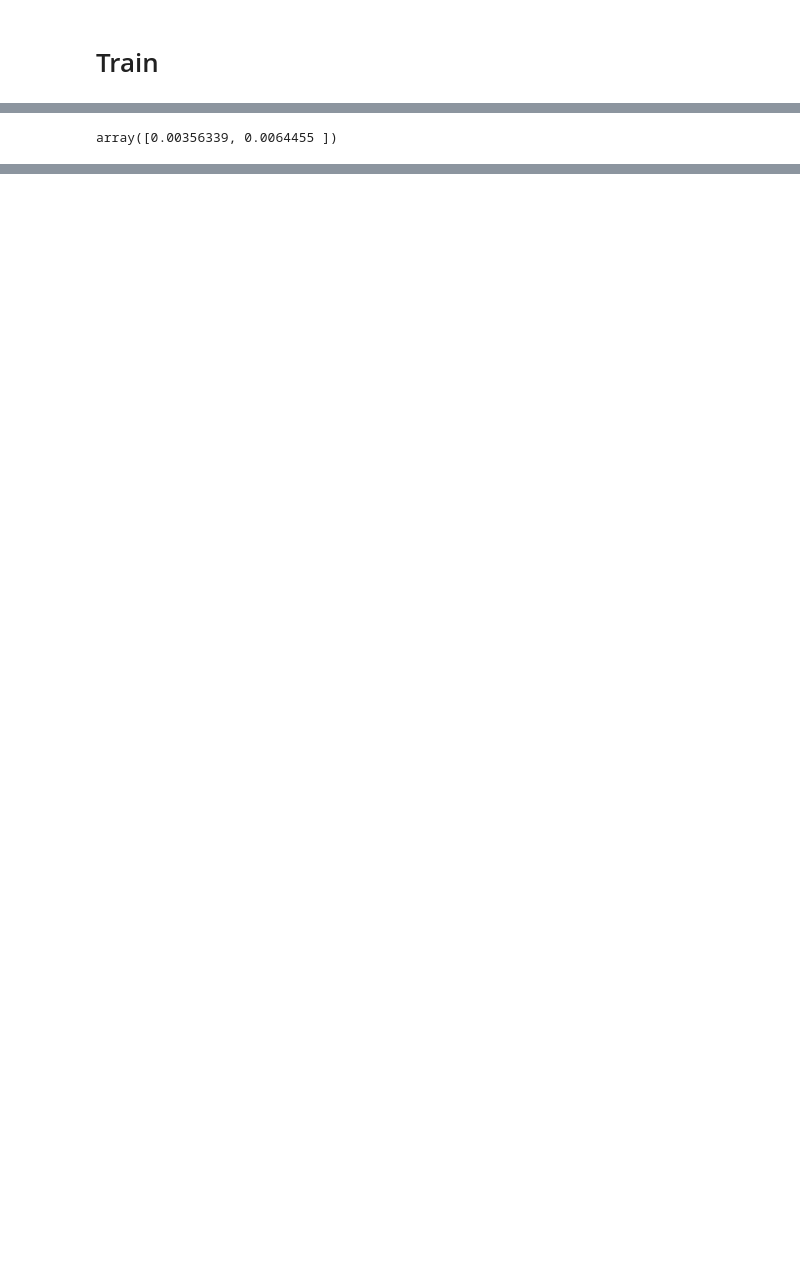
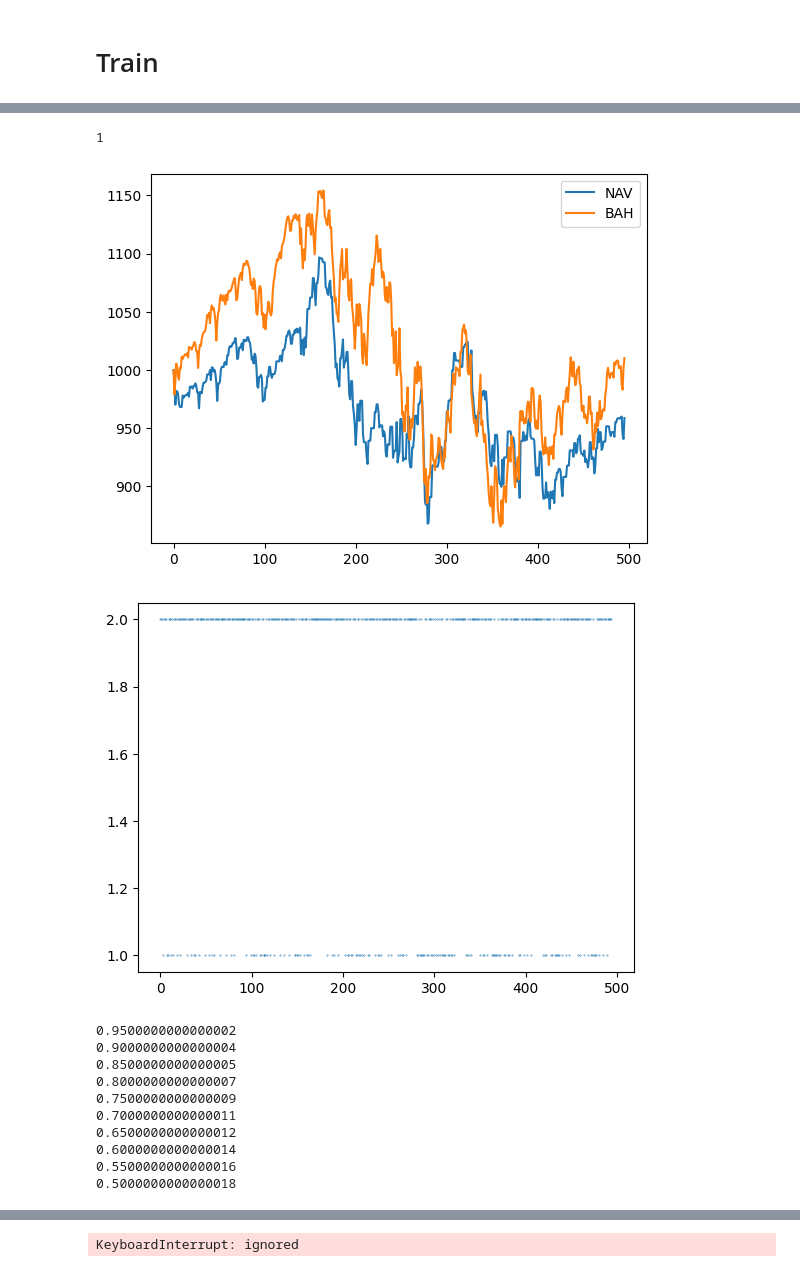
Before and after one commit to cl6530/Risk-Averse-Trading-Agent-Using-Dueling-DDQN-with-Penalized-Reward, a Jupyter notebook: training_test.ipynb, the cells around one changed output, grey strips where cells are left out. Cells and saved outputs as stored; diff of their text form; code cells hidden in the pictures; blank space fills up the shorter version.

```diff
--- a/training_test.ipynb
+++ b/training_test.ipynb
@@ -122,12 +239,8 @@ env.step(action)
-# %%
-env.current_state
-# %% [output]
-array([0.00356339, 0.0064455 ])
 # %%
 memory = ReplayMemory(100000)
 
 if torch.cuda.is_available():
-    num_episodes = 500
+    num_episodes = 100
 else:
     num_episodes = 50
 
@@ -139,33 +252,52 @@ for i_episode in range(num_episodes):
     stock_returns = data.values[start:start + 257]
 
     #creat an env
-    env = StockTradingEnv(stock_returns)
+    env = StockTradingEnv(stock_returns,TRANSCATION_COST,INIT_PORT)
     done = False
     print(EPS)
     while not done:
       #linear epsilon decay in the first n_exploration episodes, then exploit
       EPS = max(0,EPS-1/(252*N_EXPLORATION))
 
       state = env.current_state
 
       #get action
       action = select_action(state,EPS,env.action_space,policy_net,device)
 
       #step
       state, action,reward,next_state, done = env.step(action.item())
+
       #store in replay
       memory.push(torch.tensor(state.astype(np.float32),device=device), torch.tensor([action],device=device), torch.tensor(next_state.astype(np.float32),device=device), torch.tensor(reward,device=device))
 
       #optimize
       if len(memory) < 2:
           continue
-      optimize_model(memory,optimizer,policy_net,target_net,device,criterion)
+      if EPS > 0:
+        optimize_model(memory,optimizer,policy_net,target_net,device,criterion,0,1)
+      else:
+        optimize_model(memory,optimizer,policy_net,target_net,device,criterion,-0.01,1.5)
 
       # FIXME: Current Verision using soft update, the paper uses hard updates every 100 step
       target_net_state_dict = target_net.state_dict()
       policy_net_state_dict = policy_net.state_dict()
       for key in policy_net_state_dict:
           target_net_state_dict[key] = policy_net_state_dict[key]*TAU + target_net_state_dict[key]*(1-TAU)
       target_net.load_state_dict(target_net_state_dict)
-    if i_episode%50 == 0:
+    if i_episode%10 == 0:
       eval_model(target_net)
+eval_model(target_net)
+# %% [output]
+1
+[figure, added]
+[figure, added]
+0.9500000000000002
+0.9000000000000004
+0.8500000000000005
+0.8000000000000007
+0.7500000000000009
+0.7000000000000011
+0.6500000000000012
+0.6000000000000014
+0.5500000000000016
+0.5000000000000018
@@ -171,0 +315 @@ for i_episode in range(num_episodes):
+KeyboardInterrupt: ignored
```
Also changed, not shown: parts of 10 cells of this notebook.
